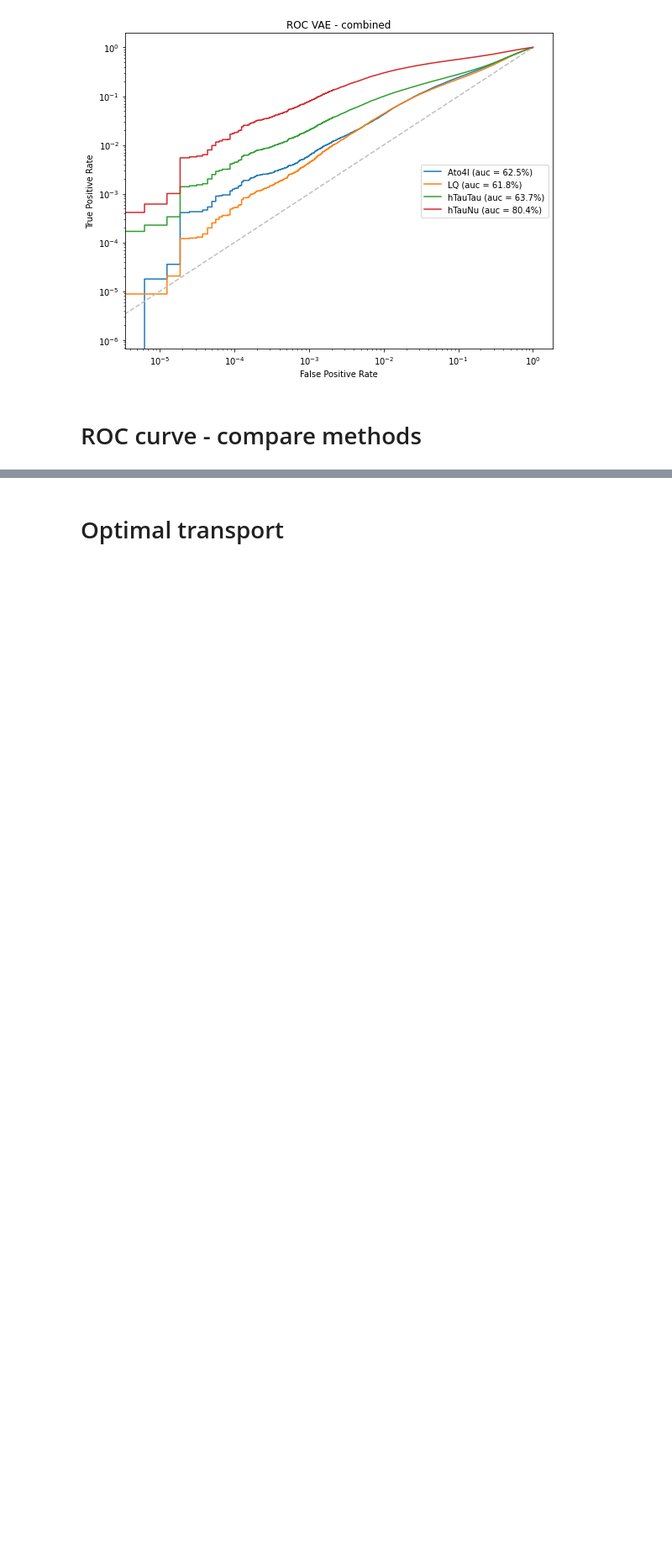
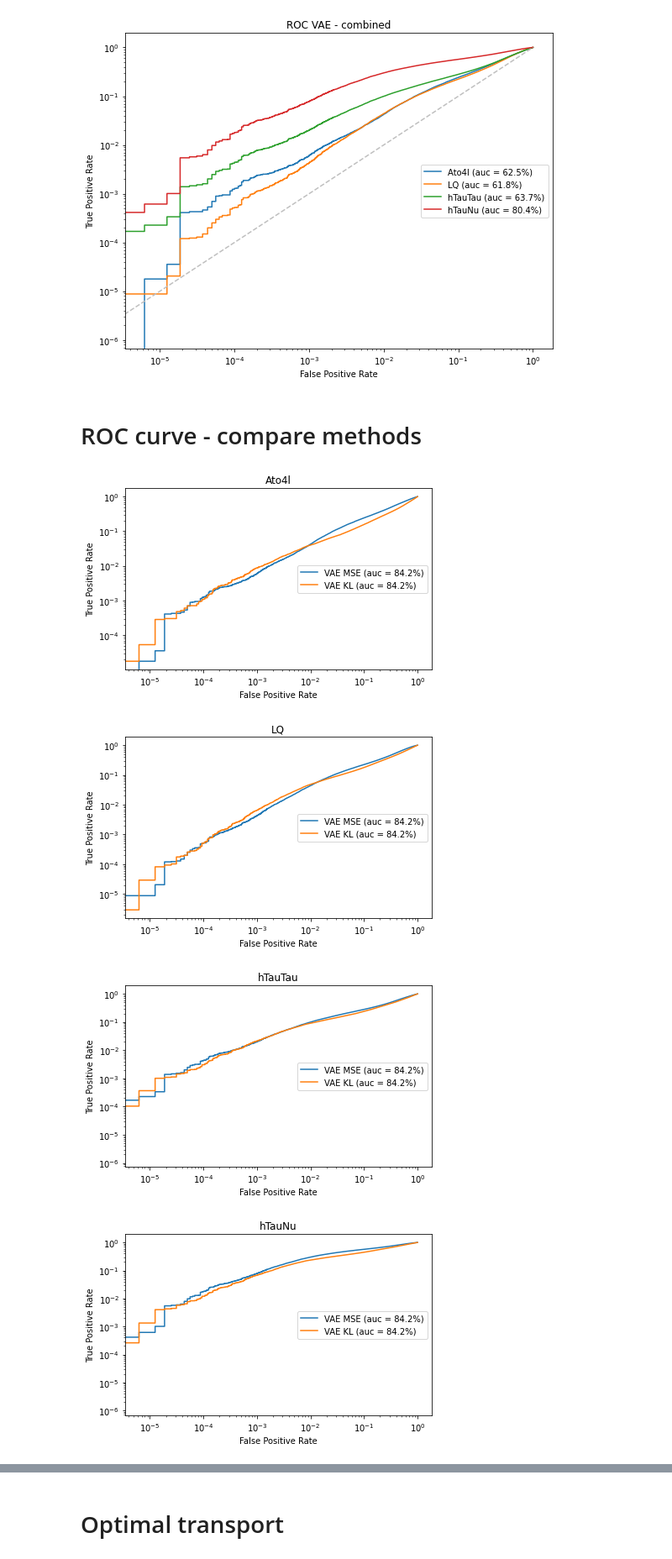
Before and after one commit to inesochoa/lisbon-ml-school, a Jupyter notebook: exercise_4.ipynb, the cells around one changed output, grey strips where cells are left out. Shown at 84% size. Cells and saved outputs as stored; diff of their text form; code cells hidden in the pictures; blank space fills up the shorter version.

```diff
--- a/exercise_4.ipynb
+++ b/exercise_4.ipynb
@@ -549,7 +549,9 @@ We can turn this into a ROC curve now.
 
 def make_roc(loss_discrim,title): # assume first element is for background, remaining are signals
 
-    target_background = np.zeros(loss_discrim[0].shape[0])
+        et_background = np.zeros(loss_discrim[0].shape[0])
+
+    save_rocs = []
 
     plt.figure(figsize=(8,6))
     for i, label in enumerate(signals):
@@ -570,8 +572,10 @@ def make_roc(loss_discrim,title): # assume first element is for background, rema
         plt.legend(loc='center right')
 
         plt.tight_layout()
+        save_rocs.append((fpr_loss,tpr_loss))
     plt.plot(np.linspace(0, 1),np.linspace(0, 1), '--', color='0.75')
     #plt.axvline(0.00001, color='red', linestyle='dashed', linewidth=1) # threshold value for measuring anomaly detection efficiency
     plt.title(title)
     plt.show()
+    return save_rocs
 # %%
@@ -916,11 +920,11 @@ plt.show()
 # %% [markdown]
 ### ROC
 # %%
-make_roc(mse_loss,title="ROC VAE - MSE")
+rocs_vae_mse = make_roc(mse_loss,title="ROC VAE - MSE")
 # %% [output]
 [figure]
 # %%
-make_roc(kl_loss,title="ROC VAE - KL divergence")
+rocs_vae_kl = make_roc(kl_loss,title="ROC VAE - KL divergence")
 # %% [output]
 [figure]
 # %%
@@ -929,3 +933,26 @@ make_roc(mse_loss+100*kl_loss,title="ROC VAE - combined")
 [figure]
 # %% [markdown]
 # ROC curve - compare methods
+# %%
+def compare_rocs(roc_methods,id):
+
+    for i,label in enumerate(signals):
+
+        plt.figure(figsize=(6,4))
+        for method,result in enumerate(roc_methods):
+            fpr_loss, tpr_loss = result[i]
+            plt.plot(fpr_loss, tpr_loss, "-", label='%s (auc = %.1f%%)'%(id[method],auc_loss*100.), linewidth=1.5)
+            plt.semilogx()
+            plt.semilogy()
+            plt.ylabel("True Positive Rate")
+            plt.xlabel("False Positive Rate")
+            plt.legend(loc='center right')
+            plt.title(label)
+            plt.tight_layout()
+# %%
+compare_rocs([rocs_vae_mse, rocs_vae_kl],["VAE MSE", "VAE KL"])
+# %% [output]
+[figure, added]
+[figure, added]
+[figure, added]
+[figure, added]
```
Also changed, not shown: parts of 2 cells of this notebook.
